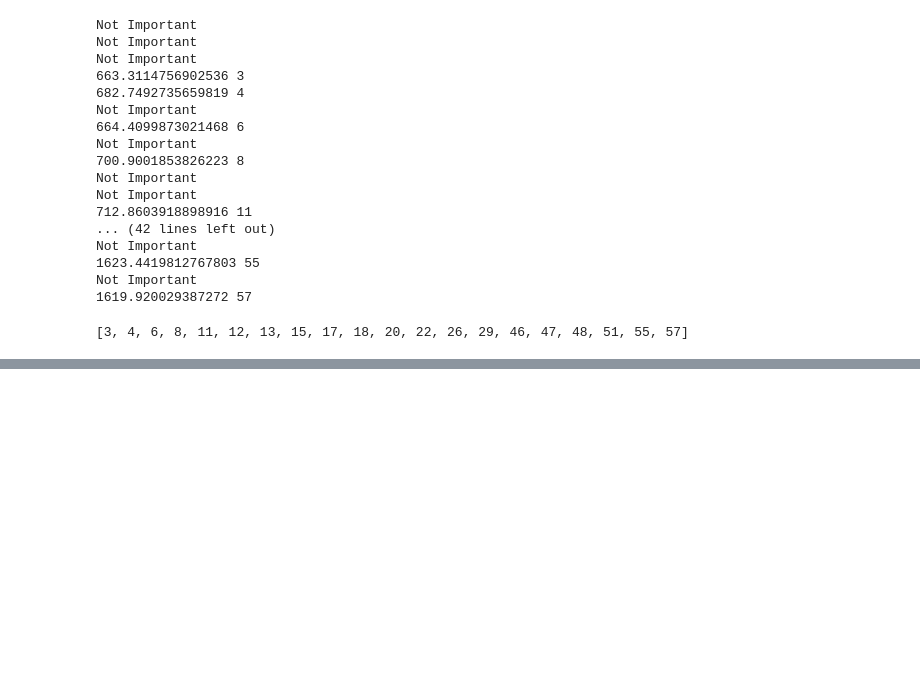
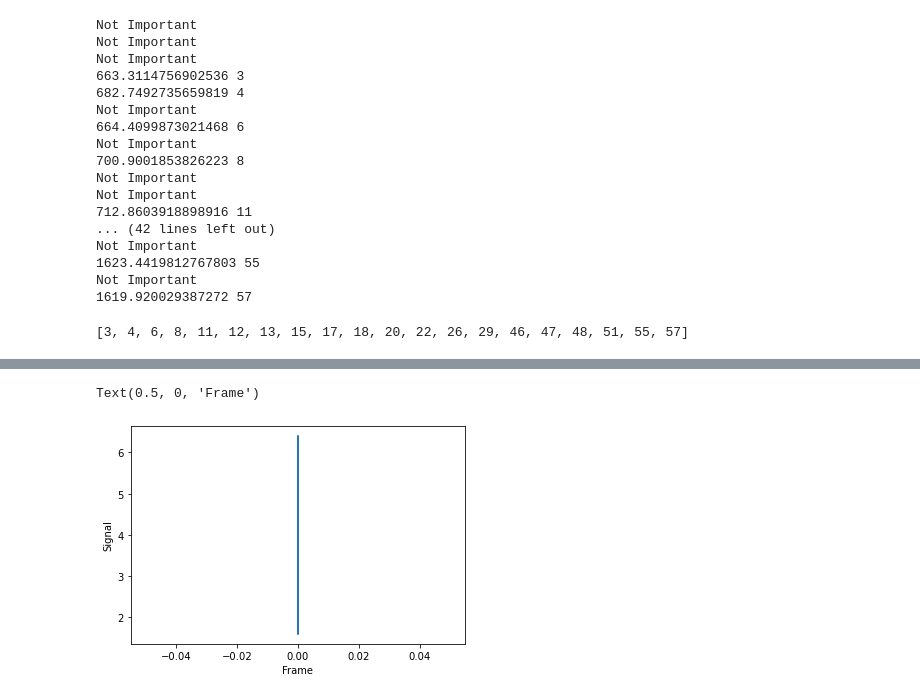
Before and after one commit to GabrielooL/AIA_Brightness, a Jupyter notebook: Isolating Particular Partials (Code). .ipynb, the cells around one changed output, grey strips where cells are left out. Cells and saved outputs as stored; diff of their text form; code cells hidden in the pictures; blank space fills up the shorter version.

```diff
--- a/Isolating Particular Partials (Code). .ipynb
+++ b/Isolating Particular Partials (Code). .ipynb
@@ -228,0 +237,13 @@ KeyError: 57
+# %%
+#Here Though I graphed it, its only graphes in 1 frame and not multiple
+#I might need to do something witht eh partical.
+fig, ax = plt.subplots()
+
+Fra =  t['frame'].iloc[iloc_valid]
+Sig =  t['signal'].iloc[iloc_valid]
+ax.plot(Fra,Sig)
+plt.ylabel('Signal')
+plt.xlabel('Frame')
+# %% [output]
+Text(0.5, 0, 'Frame')
+[figure, added]
```
Also changed, not shown: parts of 18 cells of this notebook.
